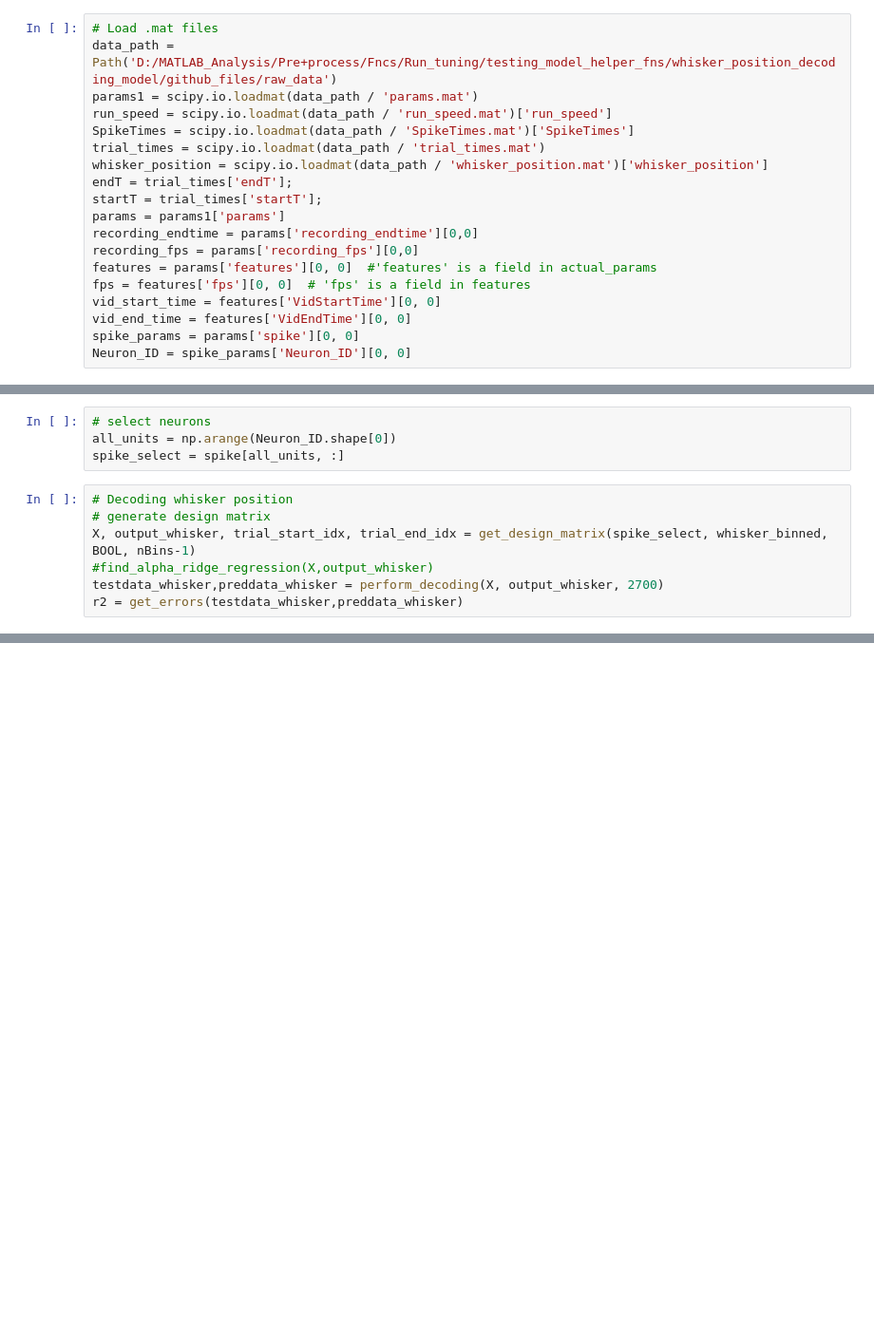
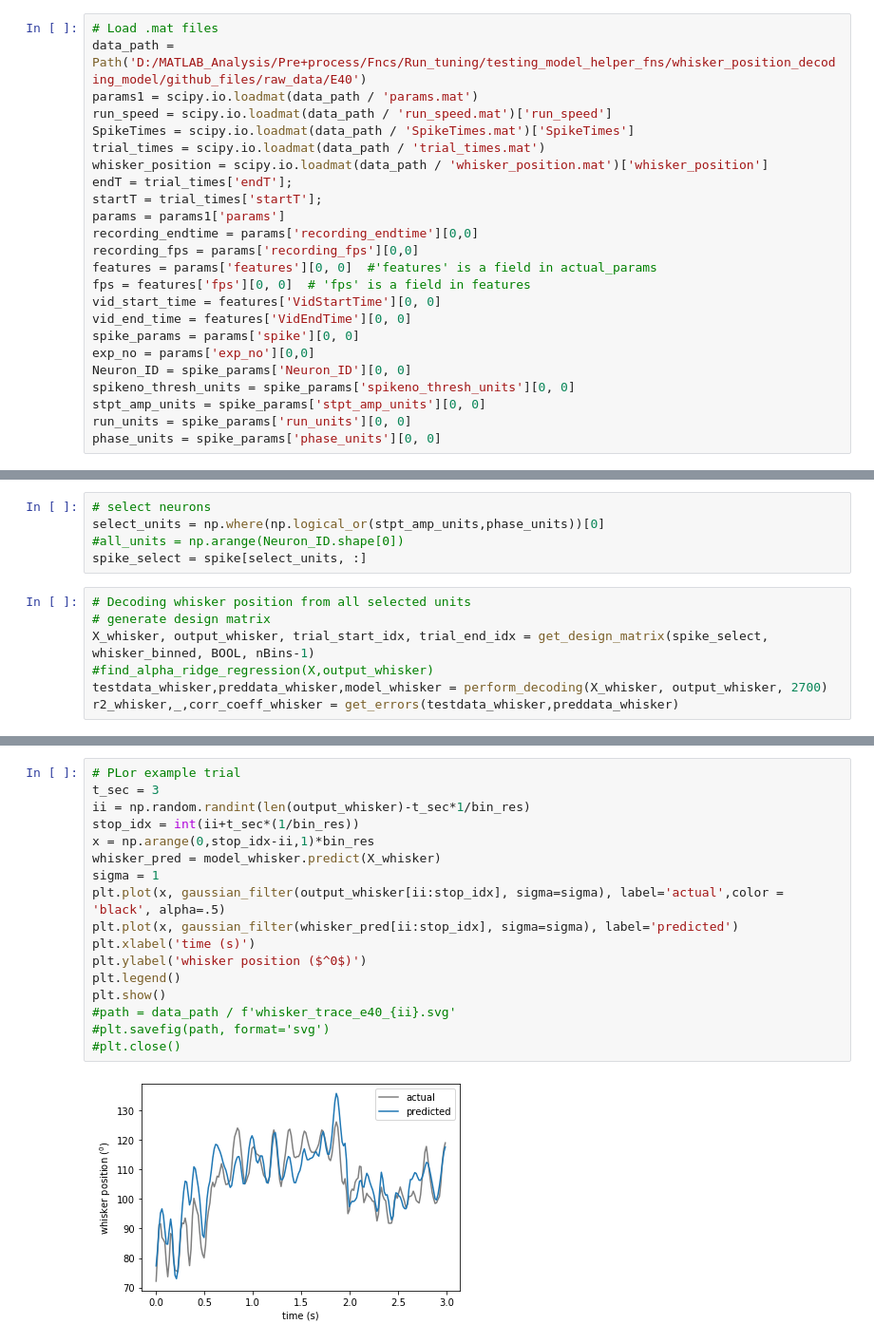
Before and after one commit to sumachinta/body-position_decoding_model, a Jupyter notebook: runfile.ipynb, the cells around one changed output, grey strips where cells are left out. Shown: that part at 95% size. Drawn from its saved outputs; the diff is of its cells as text; blank space fills up the shorter version.

```diff
--- a/runfile.ipynb
+++ b/runfile.ipynb
@@ -5,6 +9,6 @@ from pathlib import Path
 # %%
 # Load .mat files
-data_path = Path('D:/MATLAB_Analysis/Pre+process/Fncs/Run_tuning/testing_model_helper_fns/whisker_position_decoding_model/github_files/raw_data')
+data_path = Path('D:/MATLAB_Analysis/Pre+process/Fncs/Run_tuning/testing_model_helper_fns/whisker_position_decoding_model/github_files/raw_data/E40')
 params1 = scipy.io.loadmat(data_path / 'params.mat')
 run_speed = scipy.io.loadmat(data_path / 'run_speed.mat')['run_speed']
 SpikeTimes = scipy.io.loadmat(data_path / 'SpikeTimes.mat')['SpikeTimes']
@@ -20,5 +24,10 @@ fps = features['fps'][0, 0]  # 'fps' is a field in features
 vid_start_time = features['VidStartTime'][0, 0]
 vid_end_time = features['VidEndTime'][0, 0]
 spike_params = params['spike'][0, 0]
+exp_no = params['exp_no'][0,0]
 Neuron_ID = spike_params['Neuron_ID'][0, 0]
+spikeno_thresh_units = spike_params['spikeno_thresh_units'][0, 0]
+stpt_amp_units = spike_params['stpt_amp_units'][0, 0]
+run_units = spike_params['run_units'][0, 0]
+phase_units = spike_params['phase_units'][0, 0]
 # %%
@@ -45,12 +49,13 @@ BOOL = [np.any((bin_value > startT) & (bin_value < endT)) for bin_value in bins]
 # %%
 # select neurons
-all_units = np.arange(Neuron_ID.shape[0])
-spike_select = spike[all_units, :]
+select_units = np.where(np.logical_or(stpt_amp_units,phase_units))[0]
+#all_units = np.arange(Neuron_ID.shape[0])
+spike_select = spike[select_units, :]
 # %%
-# Decoding whisker position
+# Decoding whisker position from all selected units
 # generate design matrix
-X, output_whisker, trial_start_idx, trial_end_idx = get_design_matrix(spike_select, whisker_binned, BOOL, nBins-1)
+X_whisker, output_whisker, trial_start_idx, trial_end_idx = get_design_matrix(spike_select, whisker_binned, BOOL, nBins-1)
 #find_alpha_ridge_regression(X,output_whisker)
-testdata_whisker,preddata_whisker = perform_decoding(X, output_whisker, 2700)
-r2 = get_errors(testdata_whisker,preddata_whisker)
+testdata_whisker,preddata_whisker,model_whisker = perform_decoding(X_whisker, output_whisker, 2700)
+r2_whisker,_,corr_coeff_whisker = get_errors(testdata_whisker,preddata_whisker)
 # %% [output]
@@ -89,0 +63,19 @@ plt.show()
+# %%
+# PLor example trial
+t_sec = 3
+ii = np.random.randint(len(output_whisker)-t_sec*1/bin_res)
+stop_idx = int(ii+t_sec*(1/bin_res))
+x = np.arange(0,stop_idx-ii,1)*bin_res
+whisker_pred = model_whisker.predict(X_whisker)
+sigma = 1
+plt.plot(x, gaussian_filter(output_whisker[ii:stop_idx], sigma=sigma), label='actual',color = 'black', alpha=.5)
+plt.plot(x, gaussian_filter(whisker_pred[ii:stop_idx], sigma=sigma), label='predicted')
+plt.xlabel('time (s)')
+plt.ylabel('whisker position ($^0$)')
+plt.legend()
+plt.show()
+#path = data_path / f'whisker_trace_e40_{ii}.svg'
+#plt.savefig(path, format='svg')
+#plt.close()
+# %% [output]
+[figure, added]
```
Also changed, not shown: parts of 15 cells of this notebook.
